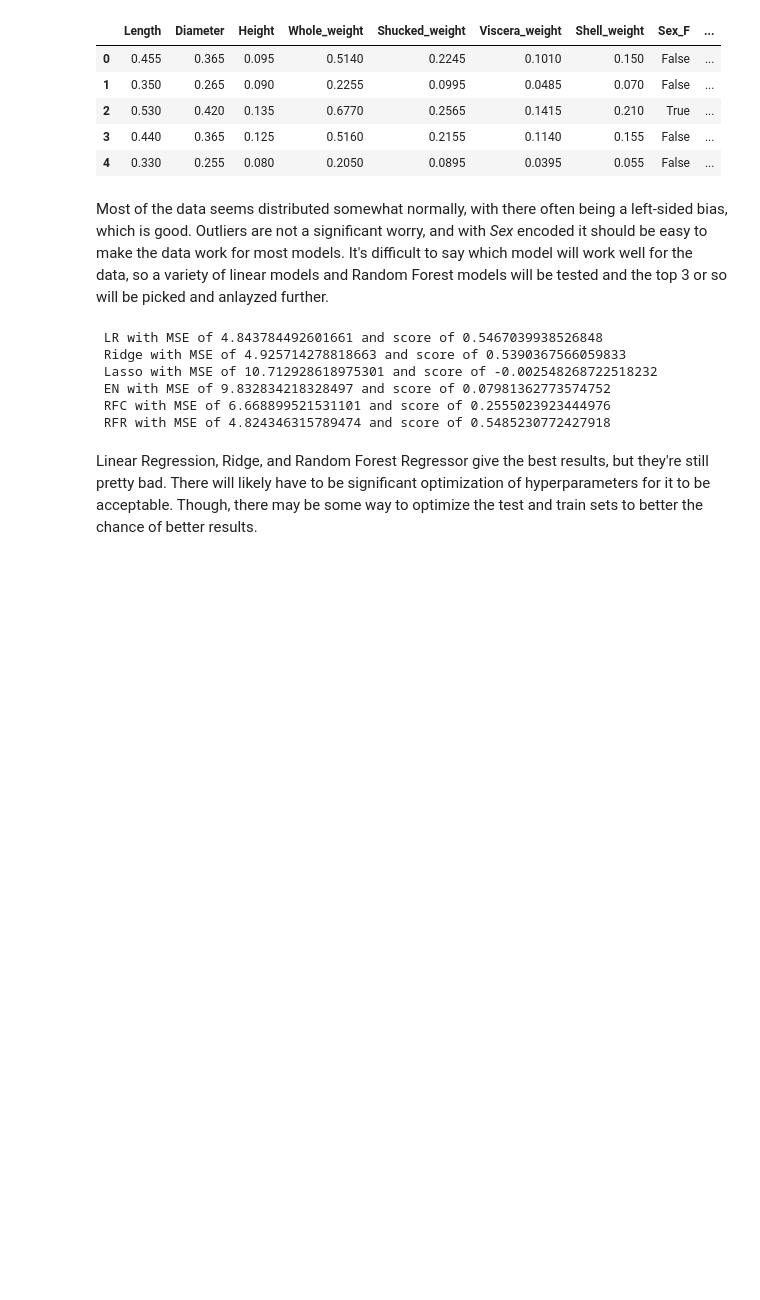
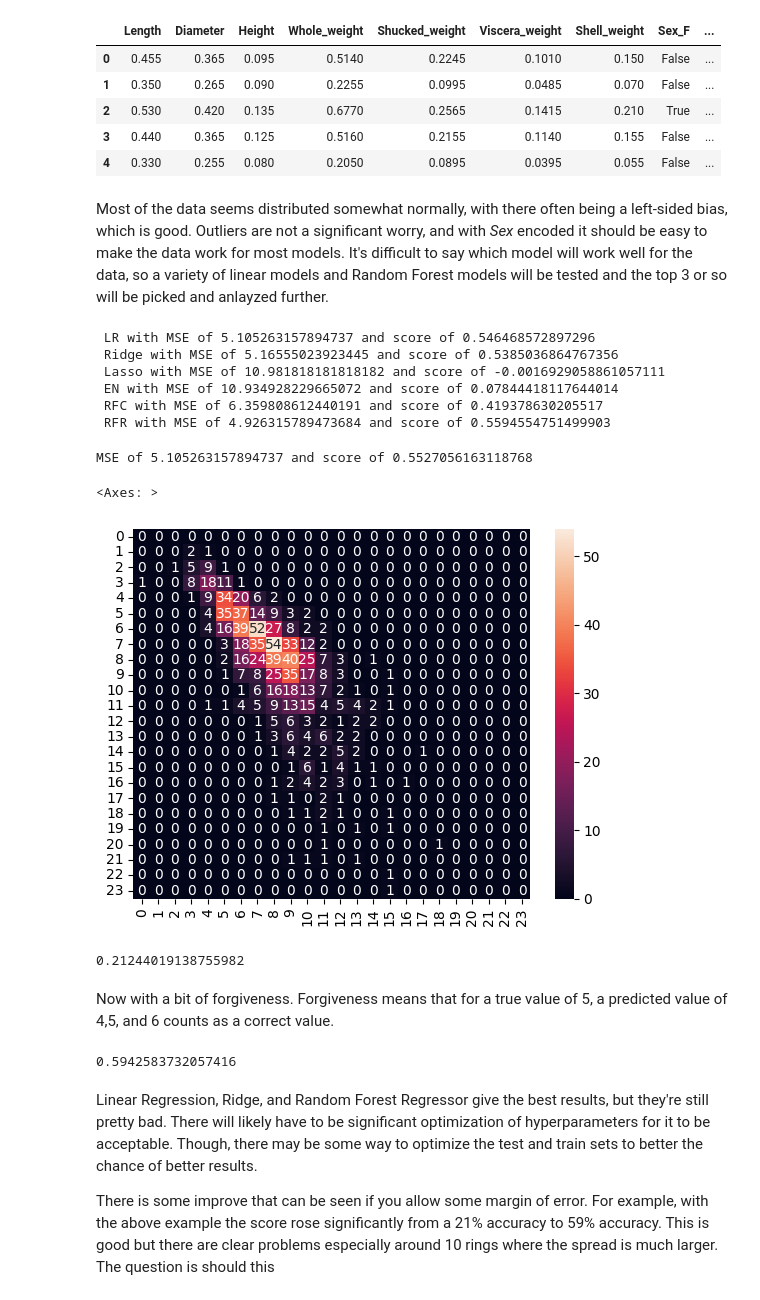
Before and after one commit to kacpersienkiewicz/Abalone-Age-Prediction, a Jupyter notebook: UCIAbaloneAgePrediction.ipynb, the cells around one changed output. Drawn from its saved outputs; the diff is of its cells as text; code cells hidden in the pictures; blank space fills up the shorter version.

```diff
--- a/UCIAbaloneAgePrediction.ipynb
+++ b/UCIAbaloneAgePrediction.ipynb
@@ -184,13 +184,44 @@ models = [
 for name, model in models:
     model.fit(X_train, y_train.values.ravel())
     y_pred = model.predict(X_test)
-    print(" %s with MSE of %s and score of %s" % (name, mean_squared_error(y_test, y_pred), model.score(X_test, y_test)))
+    print(" %s with MSE of %s and score of %s" % (name, mean_squared_error(y_test, np.round(y_pred)), r2_score(y_test, y_pred)))
 # %% [output]
- LR with MSE of 4.843784492601661 and score of 0.5467039938526848
- Ridge with MSE of 4.925714278818663 and score of 0.5390367566059833
- Lasso with MSE of 10.712928618975301 and score of -0.002548268722518232
- EN with MSE of 9.832834218328497 and score of 0.07981362773574752
- RFC with MSE of 6.668899521531101 and score of 0.2555023923444976
- RFR with MSE of 4.824346315789474 and score of 0.5485230772427918
+ LR with MSE of 5.105263157894737 and score of 0.546468572897296
+ Ridge with MSE of 5.16555023923445 and score of 0.5385036864767356
+ Lasso with MSE of 10.981818181818182 and score of -0.0016929058861057111
+ EN with MSE of 10.934928229665072 and score of 0.07844418117644014
+ RFC with MSE of 6.359808612440191 and score of 0.419378630205517
+ RFR with MSE of 4.926315789473684 and score of 0.5594554751499903
+# %%
+LR = LinearRegression()
+LR.fit(X_train, y_train.values.ravel())
+y_pred = LR.predict(X_test)
+print("MSE of %s and score of %s" % (mean_squared_error(y_test, np.round(y_pred)), model.score(X_test, y_test)))
+cm = confusion_matrix(y_test, np.round(y_pred))
+sns.heatmap(cm, annot=True)
+# %% [output]
+MSE of 5.105263157894737 and score of 0.5527056163118768
+<Axes: >
+[figure, added]
+# %%
+counter = 0
+for i in range(len(cm)-1):
+    counter+= cm[i][i]
+
+counter / len(y_test)
+# %% [output]
+0.21244019138755982
+# %% [markdown]
+Now with a bit of forgiveness. Forgiveness means that for a true value of 5, a predicted value of 4,5, and 6 counts as a correct value.
+# %%
+counter = 0
+for i in range(len(cm)-1):
+    counter+= cm[i][i-1] + cm[i][i] + cm[i][i+1]
+
+counter / len(y_test)
+# %% [output]
+0.5942583732057416
 # %% [markdown]
 Linear Regression, Ridge, and Random Forest Regressor give the best results, but they're still pretty bad. There will likely have to be significant optimization of hyperparameters for it to be acceptable. Though, there may be some way to optimize the test and train sets to better the chance of better results.
+
+There is some improve that can be seen if you allow some margin of error. For example, with the above example the score rose significantly from a 21% accuracy to 59% accuracy. This is good but there are clear problems especially around 10 rings where the spread is much larger. The question is should this
```
Also changed, not shown: parts of 2 cells of this notebook.
